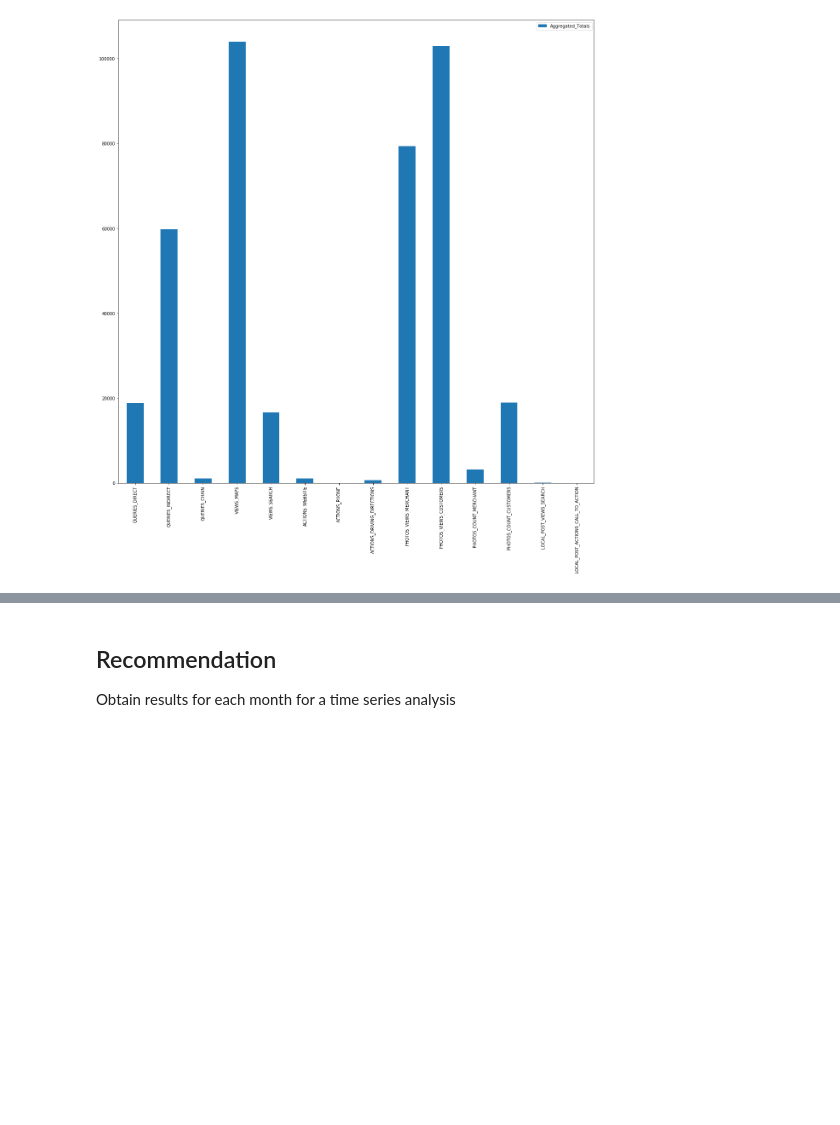
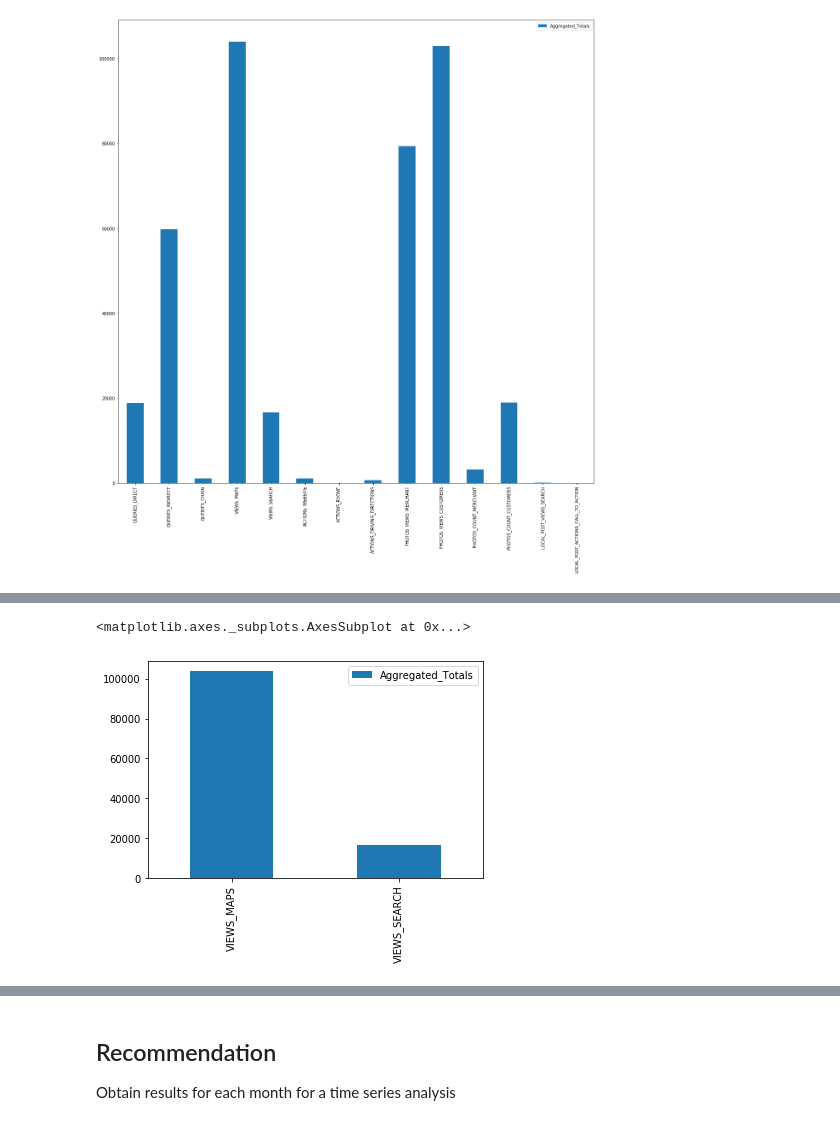
Before and after one commit to algakovic/Element_Coffee_Location_Insights, a Jupyter notebook: GMB_locations_insights.ipynb, the cells around one changed output, grey strips where cells are left out. Cells and saved outputs as stored; diff of their text form; code cells hidden in the pictures; blank space fills up the shorter version.

```diff
--- a/GMB_locations_insights.ipynb
+++ b/GMB_locations_insights.ipynb
@@ -190,0 +189,5 @@ df.plot(kind='bar')
+# %%
+df.iloc[3:5].plot(kind='bar')
+# %% [output]
+<matplotlib.axes._subplots.AxesSubplot at 0x...>
+[figure, added]
```
Also changed, not shown: parts of 5 cells of this notebook.
